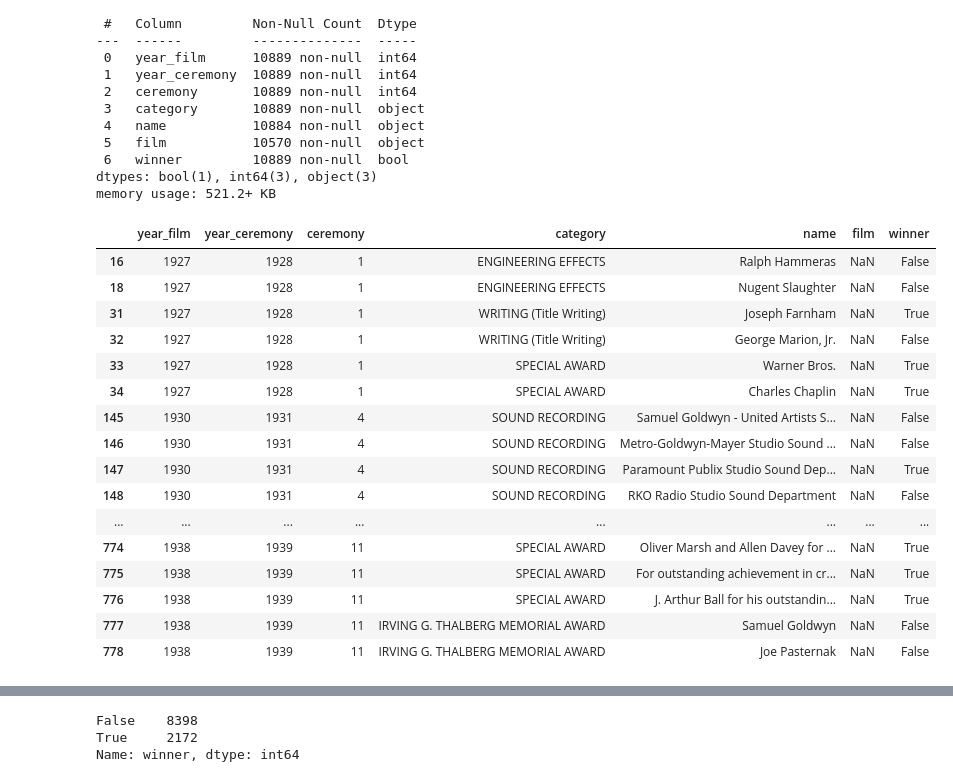
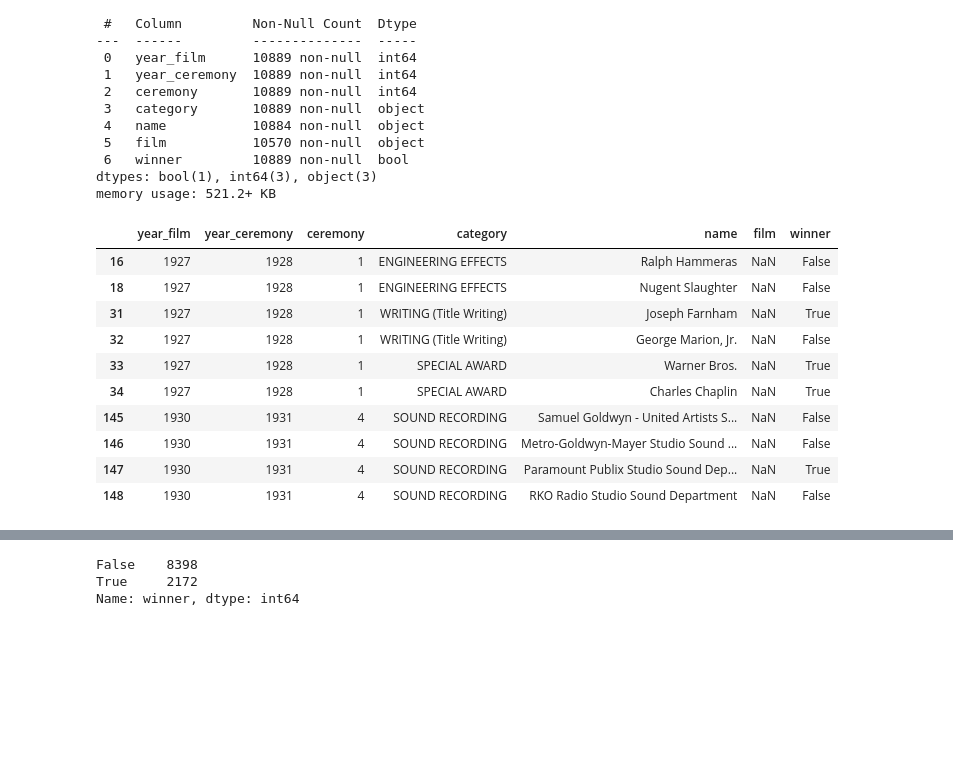
Before and after one commit to IrynaVitkovych/Project-3, a Jupyter notebook: Data Cleaning.ipynb, the cells around one changed output, grey strips where cells are left out. Saved outputs shown, nothing was run; the diff lists cells and outputs as text; code cells hidden in the pictures; blank space fills up the shorter version.

```diff
--- a/Data Cleaning.ipynb
+++ b/Data Cleaning.ipynb
@@ -202,7 +229,7 @@ print(len(award))
 # %%
 # Pull in Oscar Award Data into a dataframe
-oscar_data = pd.read_csv('Resources/the_oscar_award.csv')
-oscar_data.head(25)
+oscar_data = pd.read_csv('Resources/the_oscar_award.csv', encoding='utf-8')
+oscar_data.head(10)
 # %% [output]
 |  | year_film | year_ceremony | ceremony | category | name | film | winner |
 | 0 | 1927 | 1928 | 1 | ACTOR | Richard Barthelmess | The Noose | False |
@@ -239,23 +260,18 @@ Data columns (total 7 columns):
 dtypes: bool(1), int64(3), object(3)
 memory usage: 521.2+ KB
 # %%
+# Check the rows with nan value.
 rows_with_null = oscar_data[oscar_data.isnull().any(axis=1)]
-rows_with_null.head(50)
+rows_with_null.head(10)
 # %% [output]
 |  | year_film | year_ceremony | ceremony | category | name | film | winner |
 | 16 | 1927 | 1928 | 1 | ENGINEERING EFFECTS | Ralph Hammeras | NaN | False |
 | 18 | 1927 | 1928 | 1 | ENGINEERING EFFECTS | Nugent Slaughter | NaN | False |
 | 31 | 1927 | 1928 | 1 | WRITING (Title Writing) | Joseph Farnham | NaN | True |
 | 32 | 1927 | 1928 | 1 | WRITING (Title Writing) | George Marion, Jr. | NaN | False |
 | 33 | 1927 | 1928 | 1 | SPECIAL AWARD | Warner Bros. | NaN | True |
 | 34 | 1927 | 1928 | 1 | SPECIAL AWARD | Charles Chaplin | NaN | True |
 | 145 | 1930 | 1931 | 4 | SOUND RECORDING | Samuel Goldwyn - United Artists S... | NaN | False |
 | 146 | 1930 | 1931 | 4 | SOUND RECORDING | Metro-Goldwyn-Mayer Studio Sound ... | NaN | False |
 | 147 | 1930 | 1931 | 4 | SOUND RECORDING | Paramount Publix Studio Sound Dep... | NaN | True |
 | 148 | 1930 | 1931 | 4 | SOUND RECORDING | RKO Radio Studio Sound Department | NaN | False |
-| ... | ... | ... | ... | ... | ... | ... | ... |
-| 774 | 1938 | 1939 | 11 | SPECIAL AWARD | Oliver Marsh and Allen Davey for ... | NaN | True |
-| 775 | 1938 | 1939 | 11 | SPECIAL AWARD | For outstanding achievement in cr... | NaN | True |
-| 776 | 1938 | 1939 | 11 | SPECIAL AWARD | J. Arthur Ball for his outstandin... | NaN | True |
-| 777 | 1938 | 1939 | 11 | IRVING G. THALBERG MEMORIAL AWARD | Samuel Goldwyn | NaN | False |
-| 778 | 1938 | 1939 | 11 | IRVING G. THALBERG MEMORIAL AWARD | Joe Pasternak | NaN | False |
```
Also changed, not shown: parts of 16 cells of this notebook, 5 other files.
